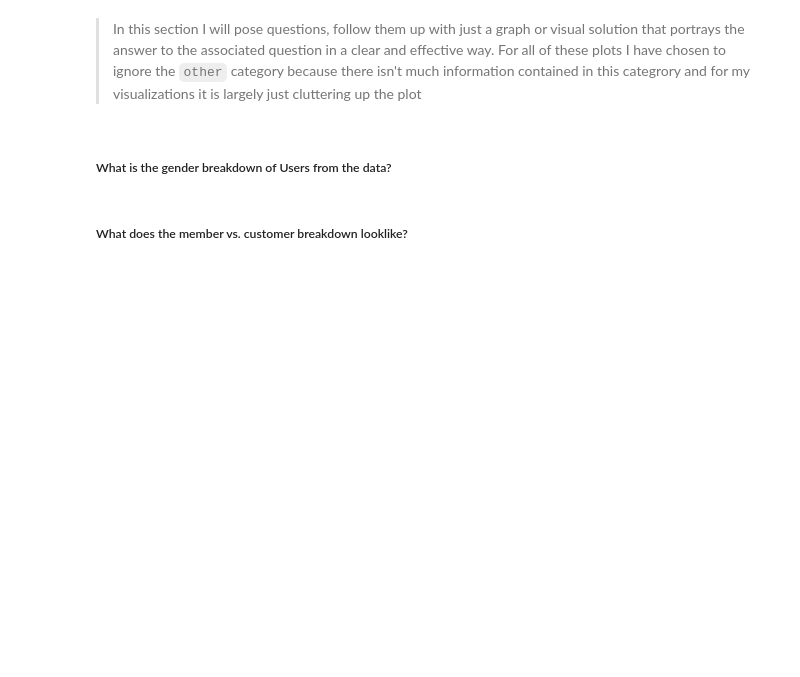
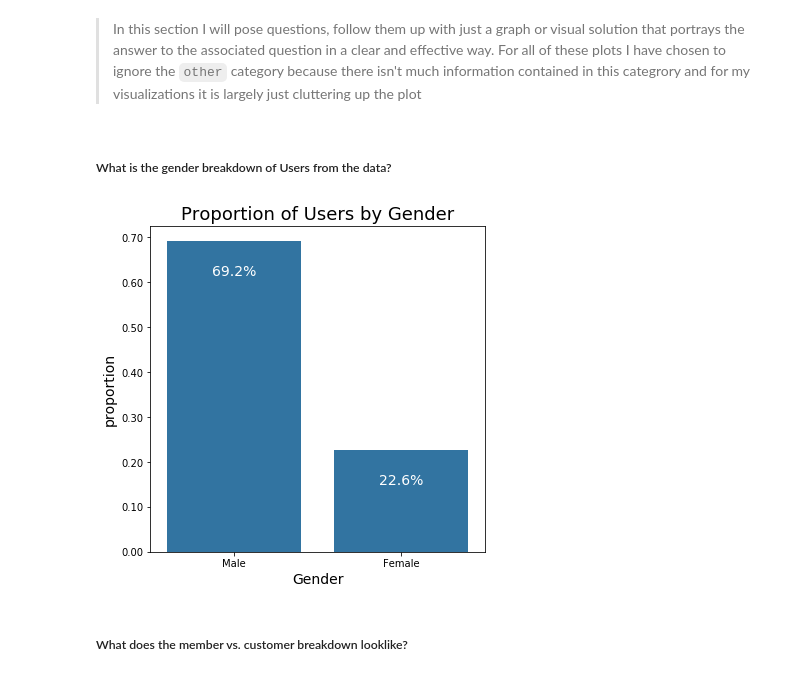
Before and after one commit to vikramtharakan/Ford_GoBike_DataAnalysis, a Jupyter notebook: Explore a Dataset.ipynb, the cells around one changed output. Cells and saved outputs as stored; diff of their text form; code cells hidden in the pictures; blank space fills up the shorter version.

```diff
--- a/Explore a Dataset.ipynb
+++ b/Explore a Dataset.ipynb
@@ -659,5 +656,39 @@ Not much to see here either
 > In this section I will pose questions, follow them up with just a graph or visual solution that portrays the answer to the associated question in a clear and effective way. For all of these plots I have chosen to ignore the `other` category because there isn't much information contained in this categrory and for my visualizations it is largely just cluttering up the plot
 # %% [markdown]
 ##### What is the gender breakdown of Users from the data?
+# %%
+plt.figure(figsize=(6,6))
+base_color = sb.color_palette()[0]
+
+# Will be used to plot relative frequency
+n_points = df.shape[0]
+max_count = df['member_gender'].value_counts().max()
+max_prop = max_count / n_points
+
+# generate tick mark locations and names
+tick_props = np.arange(0, max_prop+.1, 0.1)
+tick_names = ['{:0.2f}'.format(v) for v in tick_props]
+
+sb.countplot(data = df, x = 'member_gender', color = base_color, order = ['Male', 'Female'])
+plt.yticks(tick_props * n_points, tick_names);
+plt.ylabel('proportion', size = 14);
+plt.xlabel('Gender', size = 14);
+plt.title('Proportion of Users by Gender', size = 18);
+
+# add annotations
+cat_counts_gender = df['member_gender'].value_counts()
+locs, labels = plt.xticks() # get the current tick locations and labels
+
+# loop through each pair of locations and labels
+for loc, label in zip(locs, labels):
+
+    # get the text property for the label to get the correct count
+    count = cat_counts_gender[label.get_text()]
+    pct_string = '{:0.1f}%'.format(100*count/n_points)
+
+    # print the annotation just below the top of the bar
+    plt.text(loc, count-250000, pct_string, ha = 'center', color = 'w', size =14)
+# %% [output]
+[figure, added]
 # %% [markdown]
 ##### What does the member vs. customer breakdown looklike?
```
Also changed, not shown: parts of 17 cells of this notebook.
